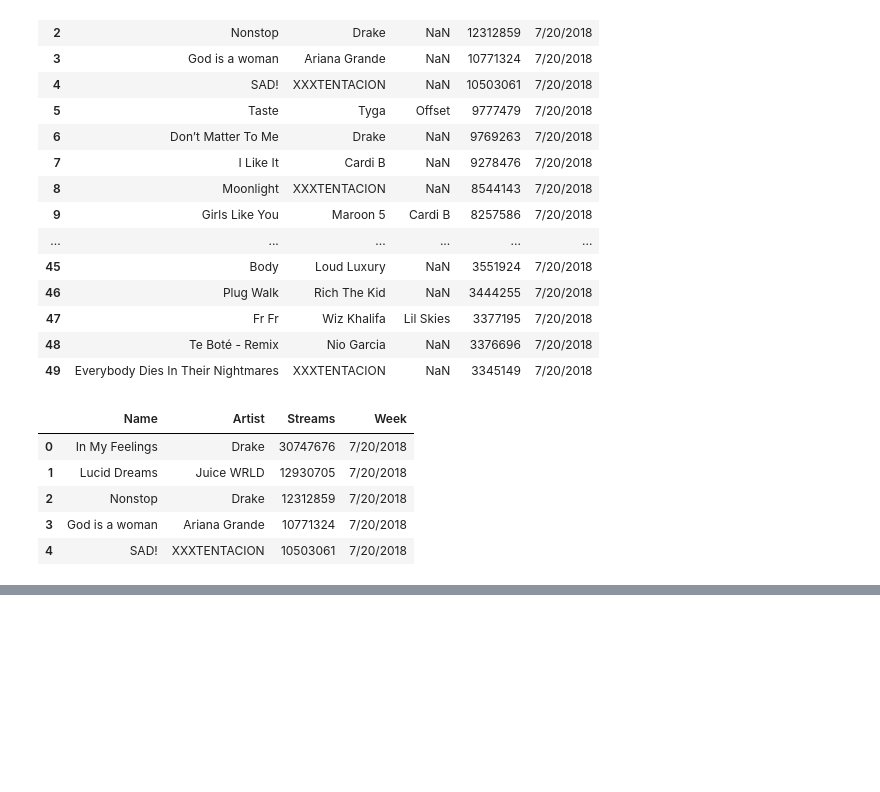
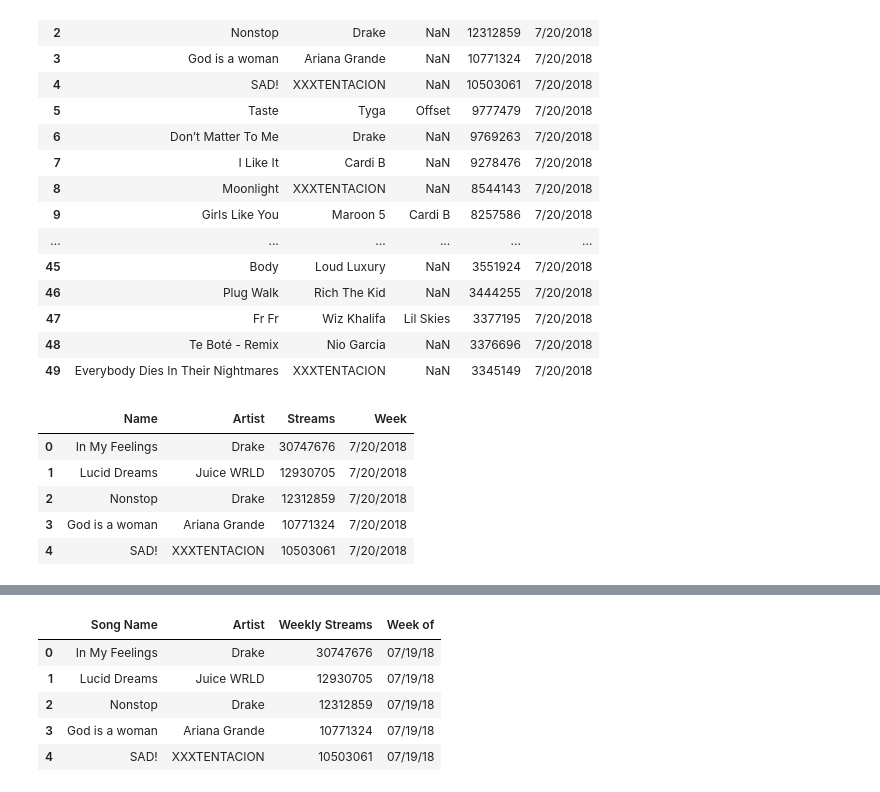
Before and after one commit to todd-tuchek/etl-project, a Jupyter notebook: Cleaning Spotify and Billboard CSVs.ipynb, the cells around one changed output, grey strips where cells are left out. Cells and saved outputs as stored; diff of their text form; code cells hidden in the pictures; blank space fills up the shorter version.

```diff
--- a/Cleaning Spotify and Billboard CSVs.ipynb
+++ b/Cleaning Spotify and Billboard CSVs.ipynb
@@ -51,3 +53,16 @@ spotify_df.head()
+# %%
+# Rename "one_day_"
+spotify_df.rename(columns = {'Name': 'Song Name',
+                             'Streams': 'Weekly Streams',
+                             'one_day_behind': 'Week of'}, inplace = True)
+spotify_df.head()
+# %% [output]
+|  | Song Name | Artist | Weekly Streams | Week of |
+| 0 | In My Feelings | Drake | 30747676 | 07/19/18 |
+| 1 | Lucid Dreams | Juice WRLD | 12930705 | 07/19/18 |
+| 2 | Nonstop | Drake | 12312859 | 07/19/18 |
+| 3 | God is a woman | Ariana Grande | 10771324 | 07/19/18 |
+| 4 | SAD! | XXXTENTACION | 10503061 | 07/19/18 |
 # %%
 # Import the data from Billboard
 billboard_data = "billboardHot100_1999-2019.csv"
```
Also changed, not shown: parts of 5 cells of this notebook, 3 other files.
